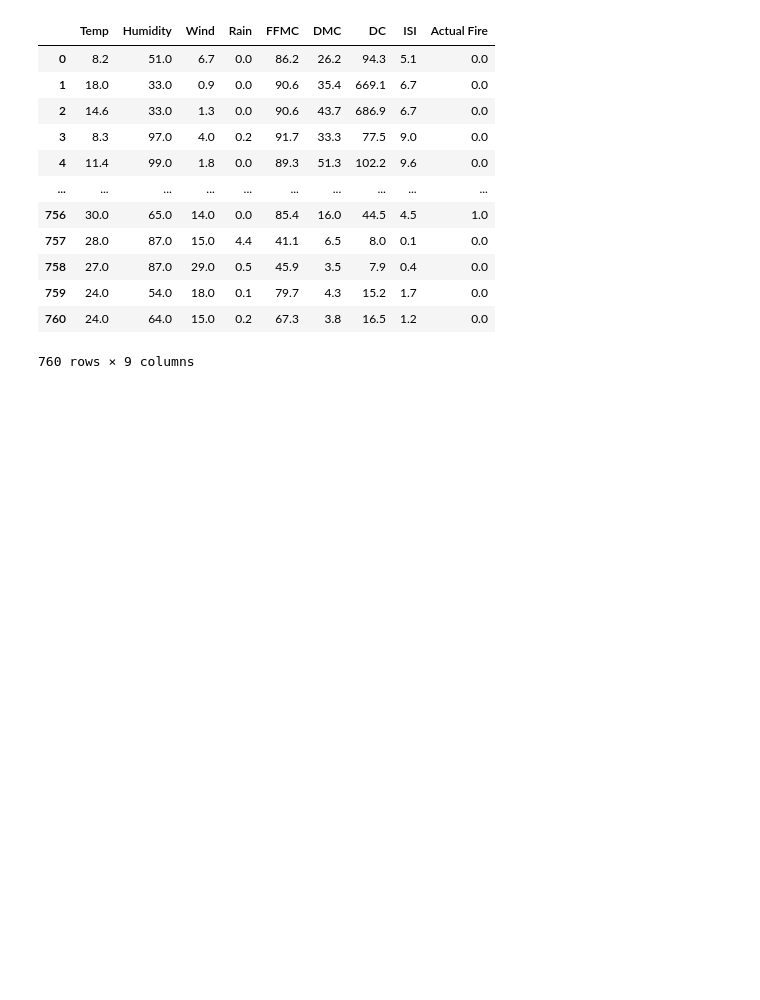
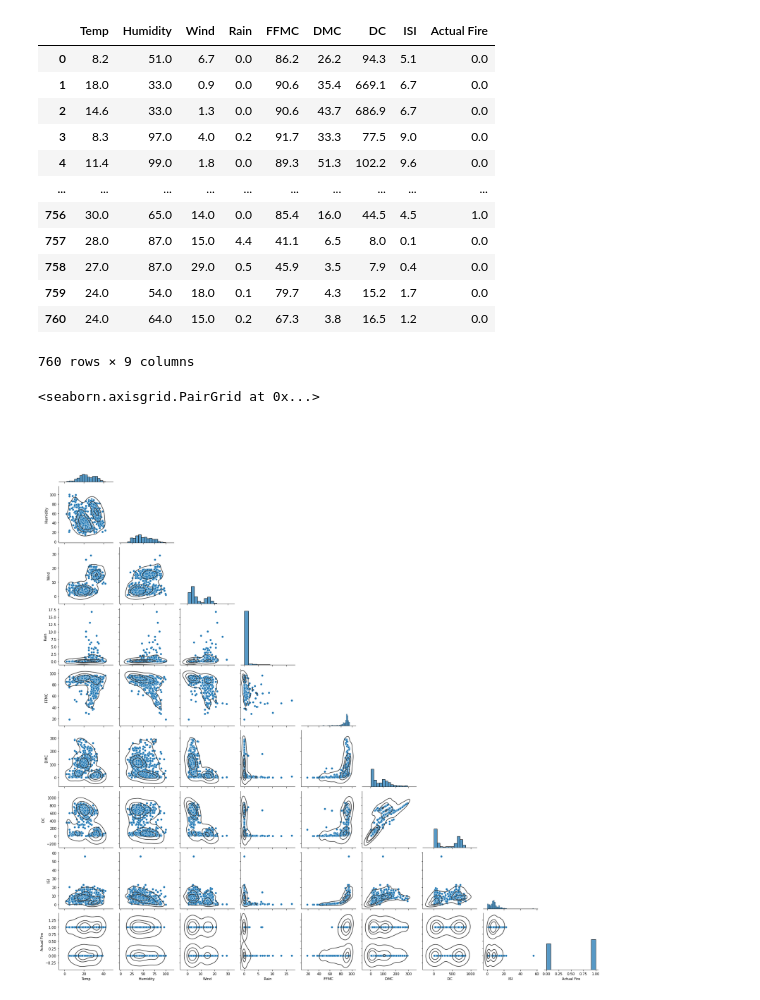
Before and after one commit to John-Halter/Forest-Fire-Deep-Learning, a Jupyter notebook: Linear Regression.ipynb, the cells around one changed output. Saved outputs shown, nothing was run; the diff lists cells and outputs as text; code cells hidden in the pictures; blank space fills up the shorter version.

```diff
--- a/Linear Regression.ipynb
+++ b/Linear Regression.ipynb
@@ -24,3 +24,9 @@ final_df
 | 759 | 24.0 | 54.0 | 18.0 | 0.1 | 79.7 | 4.3 | 15.2 | 1.7 | 0.0 |
 | 760 | 24.0 | 64.0 | 15.0 | 0.2 | 67.3 | 3.8 | 16.5 | 1.2 | 0.0 |
 760 rows × 9 columns
+# %%
+pairplot = sns.pairplot(final_df, diag_kind="hist",  corner=True)
+pairplot.map_lower(sns.kdeplot, levels=4, color=".2")
+# %% [output]
+<seaborn.axisgrid.PairGrid at 0x...>
+[figure, added]
```
Also changed, not shown: parts of 7 cells of this notebook.
